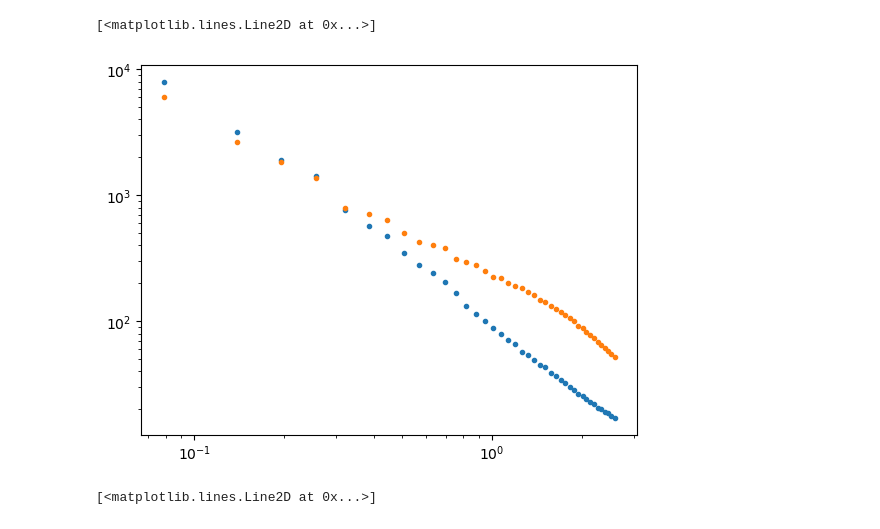
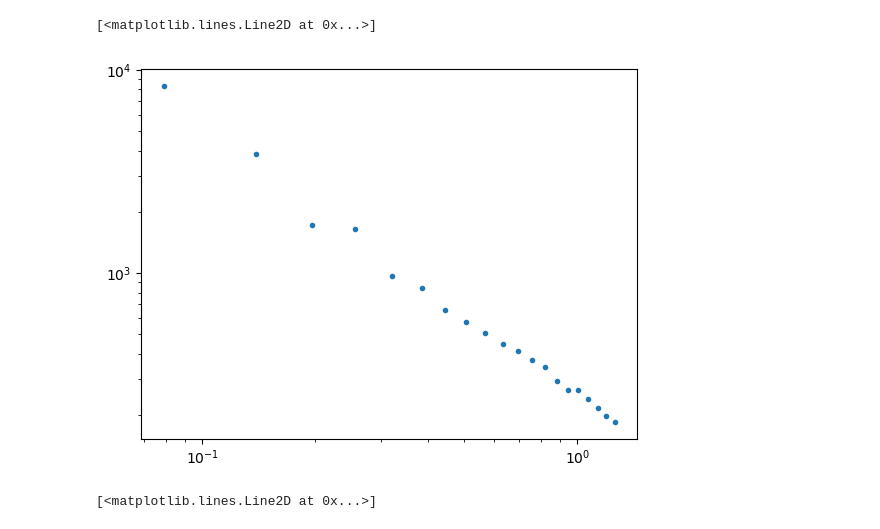
Before and after one commit to hganjoo/pysco-eft-lin, a Jupyter notebook: pysco/fulltest-2.ipynb, the cells around one changed output. Saved outputs shown, nothing was run; the diff lists cells and outputs as text; code cells hidden in the pictures.

Commit message:
Updated with power spectrum calculator

```diff
--- a/pysco/fulltest-2.ipynb
+++ b/pysco/fulltest-2.ipynb
@@ -64,14 +182,11 @@ Tables, 13
 import numpy as np
 import matplotlib.pyplot as plt
 # %%
-x = np.loadtxt('./t4/power/pk_eft_multigrid_ncoarse7_00089.dat')
+x = np.loadtxt('./t4/power/pk_eft_multigrid_ncoarse6_00039.dat')
 plt.loglog(x[:,0],x[:,1],'.')
-
-x = np.loadtxt('./t4/power/pk_newton_multigrid_ncoarse7_00047.dat')
-plt.loglog(x[:,0],x[:,1],'.')
 # %% [output]
 [<matplotlib.lines.Line2D at 0x...>]
-[figure, old version]
+[figure, new version]
 # %%
 x = np.loadtxt('./t4/power/pk_eft_multigrid_ncoarse7_00001.dat')
 plt.loglog(x[:,0],x[:,1],'.')
```
Also changed, not shown: parts of 4 cells of this notebook, 10 other files.
